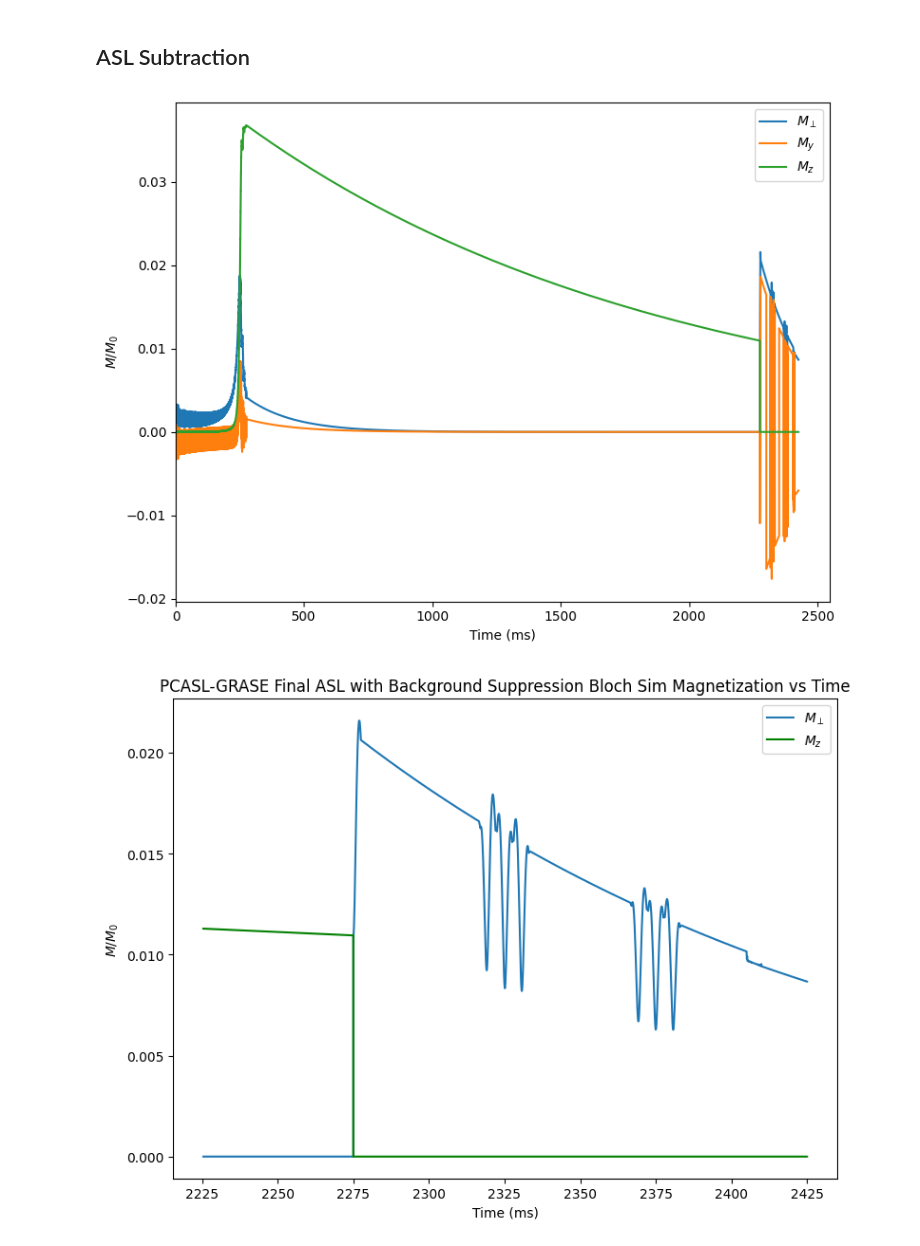
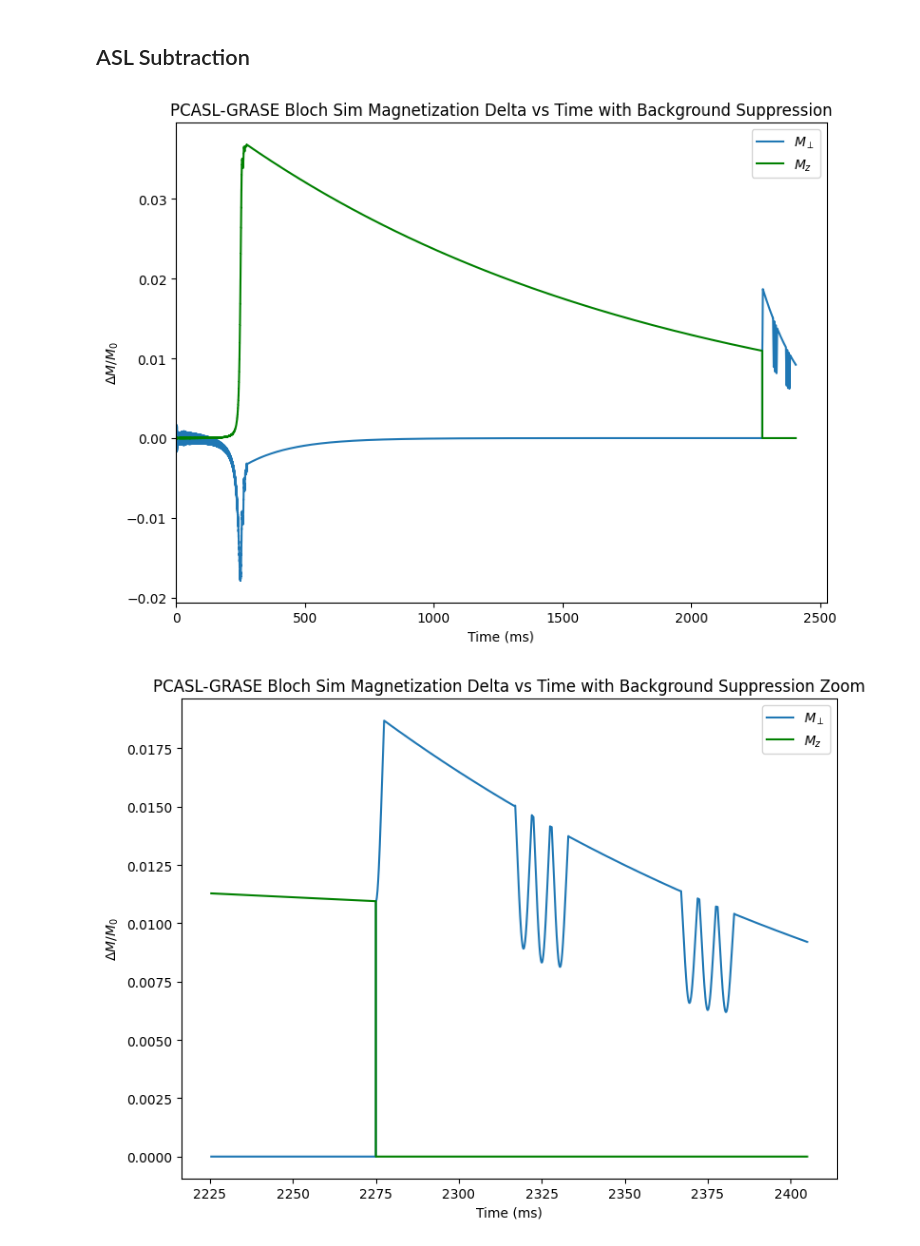
Before and after one commit to nathanielatom/asl-bloch-sim, a Jupyter notebook: Bloch ASL PCASL-GRASE Background Suppression.ipynb, the cells around one changed output. Cells and saved outputs as stored; diff of their text form; code cells hidden in the pictures.

```diff
--- a/Bloch ASL PCASL-GRASE Background Suppression.ipynb
+++ b/Bloch ASL PCASL-GRASE Background Suppression.ipynb
@@ -52,7 +46,7 @@ flowrate = 0.005 # cm/ms
 flowffset = 1.25 # cm
 def trajectory(t):
     """
-    Return position Time in
+    Return position in cm given time in ms.
     """
     r = flowrate * t - flowffset
     return r
@@ -926,38 +917,40 @@ plt.tight_layout()
 # %% [markdown]
 ## ASL Subtraction
 # %%
-transverse_mag = (control_all_spins[..., 0] + 1j * control_all_spins[..., 1]).mean(axis=0) - (all_spins[..., 0] + 1j * all_spins[..., 1]).mean(axis=0)
+transverse_mag_control = (control_all_spins[..., 0] + 1j * control_all_spins[..., 1]).mean(axis=0)
+transverse_mag_tag = (all_spins[..., 0] + 1j * all_spins[..., 1]).mean(axis=0)
+transverse_mag = np.abs(transverse_mag_control) - np.abs(transverse_mag_tag)
 longitudinal_mag = control_all_spins[..., 2].mean(axis=0) - all_spins[..., 2].mean(axis=0)
 # %%
 x_axis = [x.convert_to(ms) for x in time]
 
 fig = plt.figure(figsize=(8, 6), dpi=100)
-plt.plot(x_axis, np.abs(transverse_mag), label="$M_\perp$")
+plt.plot(x_axis[:-200], transverse_mag[:-200], label="$M_\perp$")
 # plt.plot(x_axis, transverse_mag.real, label="$M_x$")
-plt.plot(x_axis, transverse_mag.imag, label="$M_y$")
-plt.plot(x_axis, longitudinal_mag, label="$M_z$")
+# plt.plot(x_axis, transverse_mag.imag, label="$M_y$")
+plt.plot(x_axis[:-200], longitudinal_mag[:-200], label="$M_z$", color='green')
 plt.xlim(0)
 plt.xlabel("Time (ms)")
-plt.ylabel("$M/M_0$")
+plt.ylabel("$\Delta M/M_0$")
 plt.legend()
-# plt.title('EPI Bloch Sim Magnetization vs Time')
+plt.title('PCASL-GRASE Bloch Sim Magnetization Delta vs Time with Background Suppression')
 plt.tight_layout()
-# plt.savefig('EPI Bloch Sim Magnetization vs Time.png')
+plt.savefig('figures/PCASL-GRASE Bloch Sim Magnetization Delta vs Time with Background Suppression.png')
 # %% [output]
-[figure, old version]
+[figure, new version]
 # %%
 x_axis = [x.convert_to(ms) for x in time]
 
 fig = plt.figure(figsize=(8, 6), dpi=100)
-plt.plot(x_axis[-2000:], np.abs(transverse_mag[-2000:]), label="$M_\perp$")
+plt.plot(x_axis[-2000:-200], transverse_mag[-2000:-200], label="$M_\perp$")
 # plt.plot(x_axis, transverse_mag.real, label="$M_x$")
 # plt.plot(x_axis[-2000:], transverse_mag.imag[-2000:], label="$M_y$")
-plt.plot(x_axis[-2000:], longitudinal_mag[-2000:], label="$M_z$", color='green')
+plt.plot(x_axis[-2000:-200], longitudinal_mag[-2000:-200], label="$M_z$", color='green')
 plt.xlabel("Time (ms)")
-plt.ylabel("$M/M_0$")
+plt.ylabel("$\Delta M/M_0$")
 plt.legend()
-plt.title('PCASL-GRASE Final ASL with Background Suppression Bloch Sim Magnetization vs Time')
+plt.title('PCASL-GRASE Bloch Sim Magnetization Delta vs Time with Background Suppression Zoom')
 plt.tight_layout()
-plt.savefig('PCASL-GRASE Final ASL with Background Suppression Bloch Sim Magnetization vs Time.png')
+plt.savefig('figures/PCASL-GRASE Bloch Sim Magnetization Delta vs Time with Background Suppression Zoom.png')
 # %% [output]
-[figure, old version]
+[figure, new version]
```
Also changed, not shown: parts of 18 cells of this notebook, 11 other files.
